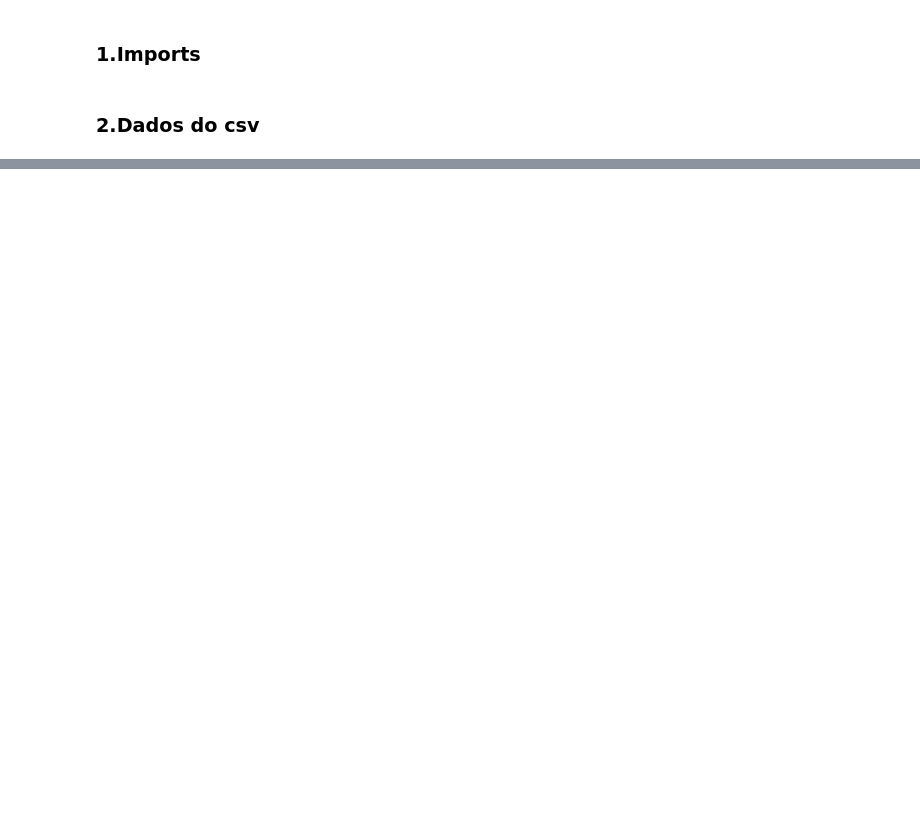
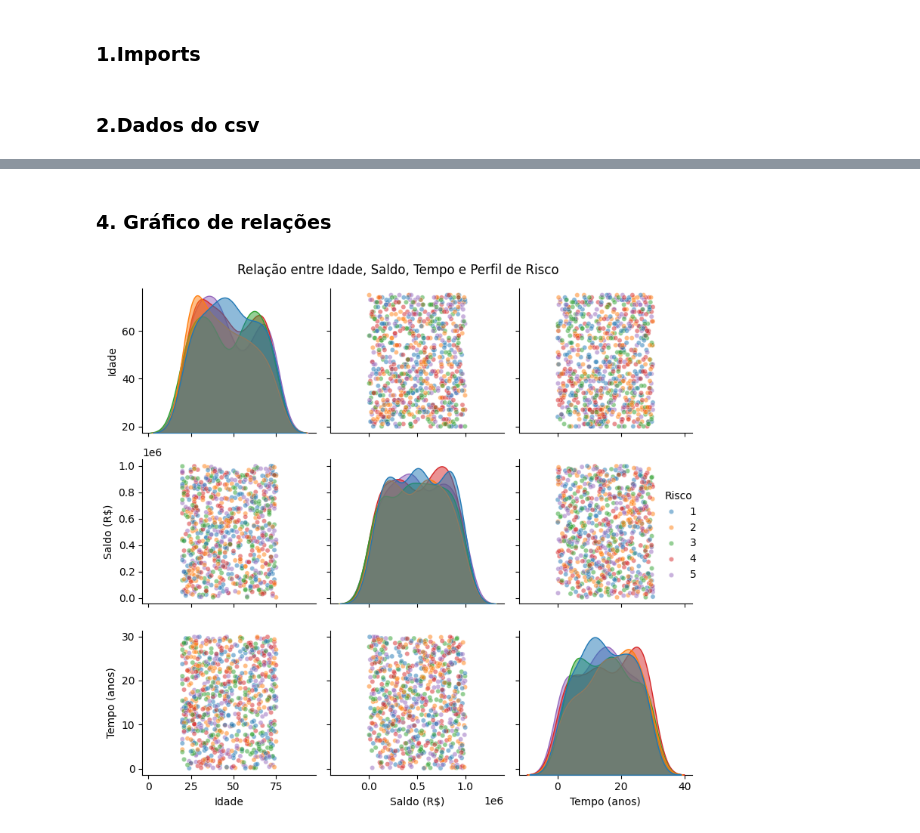
Before and after one commit to leonardolinsz/segment-investors, a Jupyter notebook: investidores.ipynb, the cells around one changed output, grey strips where cells are left out. Cells and saved outputs as stored; diff of their text form; code cells hidden in the pictures; blank space fills up the shorter version.

```diff
--- a/investidores.ipynb
+++ b/investidores.ipynb
@@ -64,0 +96,27 @@ print(df.head())
+# %% [markdown]
+### 4. Gráfico de relações
+# %%
+# Definindo valor das variaveis
+df_plot = df[['idade', 'saldo_investido', 'tempo_banco_anos', 'tolerancia_risco']].copy()
+df_plot.columns = ['Idade', 'Saldo (R$)', 'Tempo (anos)', 'Risco']
+df_plot['Risco'] = df_plot['Risco'].astype(str)  # hue categórico
+
+# Configurando gráfico
+g = sns.pairplot(
+    df_plot,
+    hue='Risco', # Variavel que define o perfil do investidor
+    hue_order=['1','2','3','4','5'],
+    diag_kind='kde',
+    plot_kws={'alpha': 0.5, 's': 20},
+    diag_kws={'alpha': 0.5},
+    corner=False
+)
+
+# Suptitle do gráfico
+g.figure.suptitle('Relação entre Idade, Saldo, Tempo e Perfil de Risco')
+
+# Plotando gráfico
+plt.tight_layout()
+plt.show()
+# %% [output]
+[figure, added]
```
Also changed, not shown: parts of 4 cells of this notebook.
